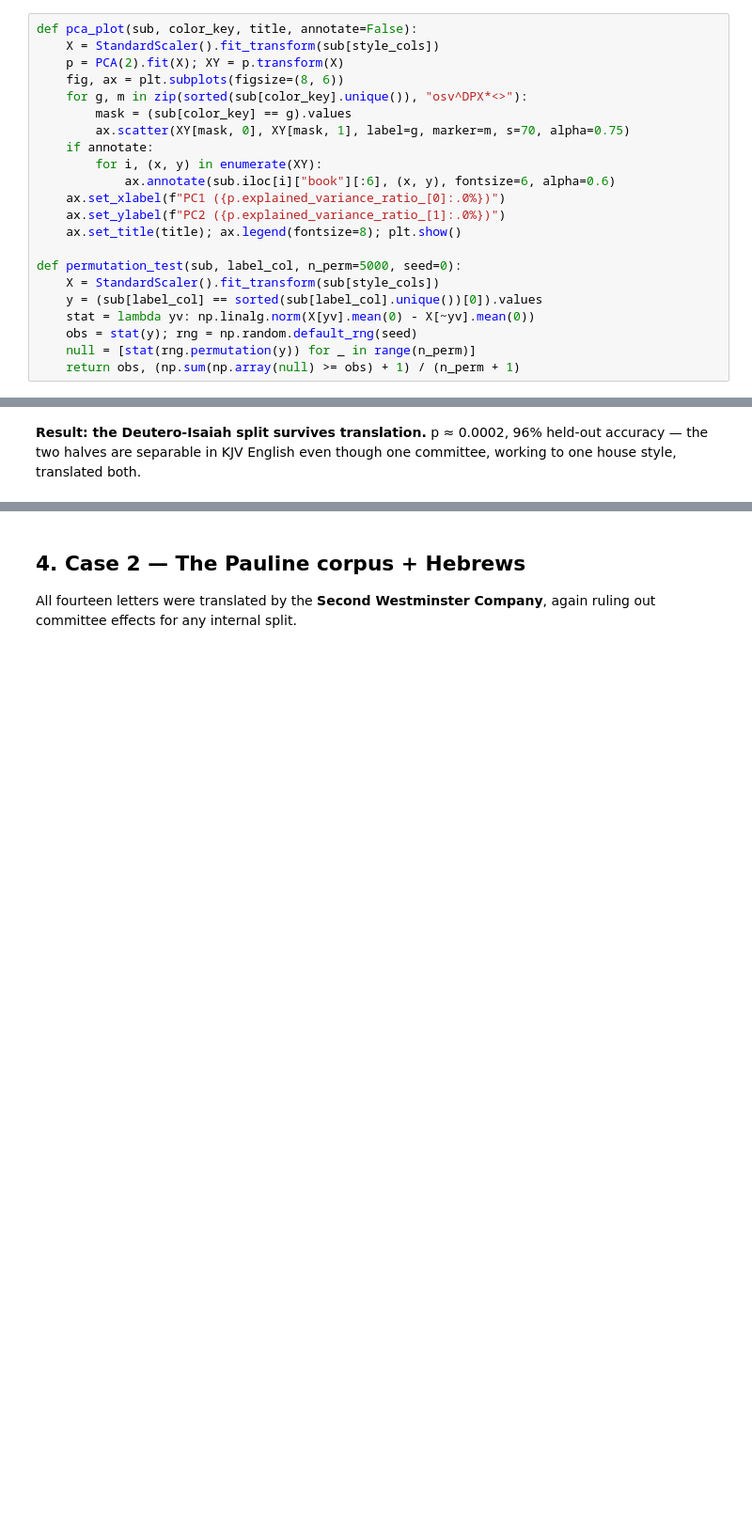
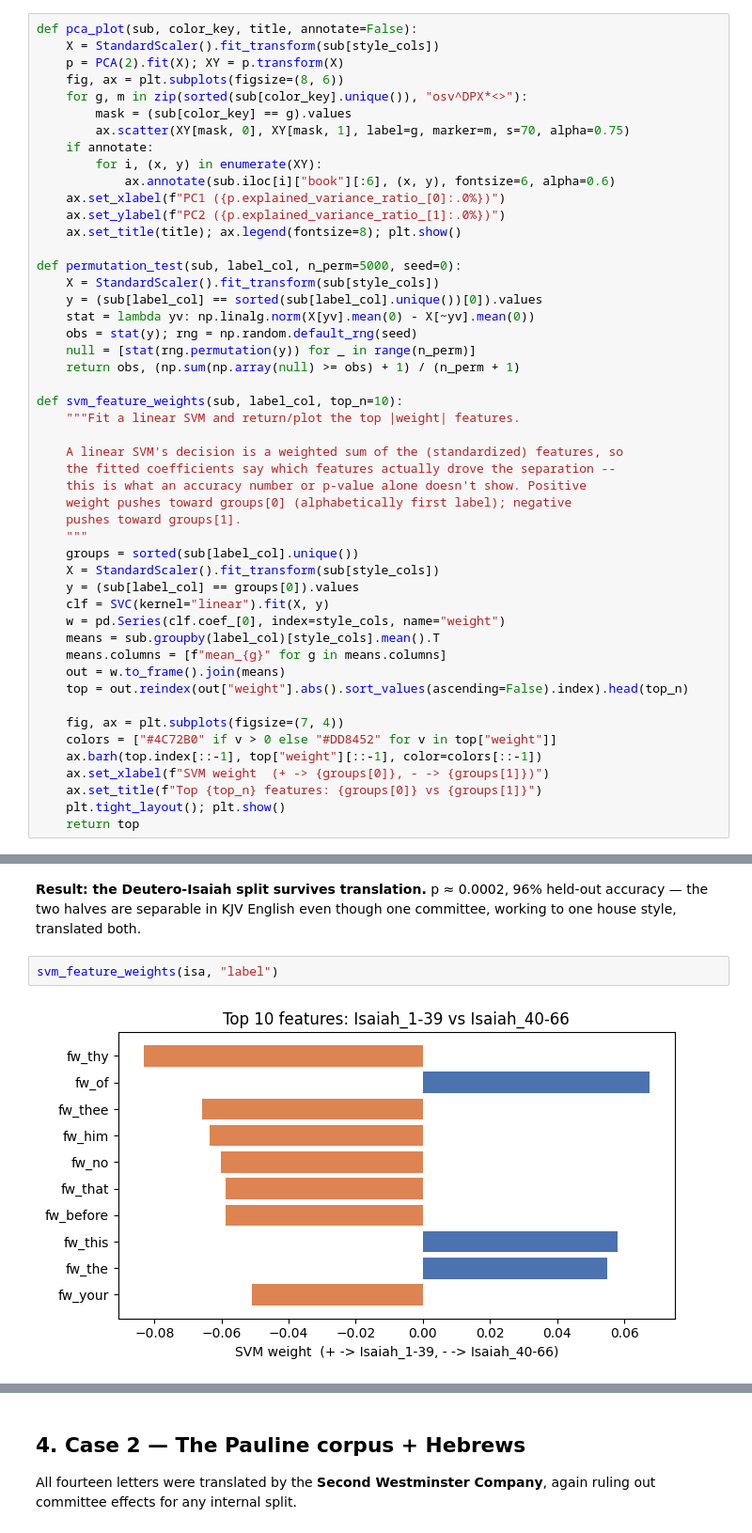
Before and after one commit to Zel143/bible-stylometry, a Jupyter notebook: notebooks/kjv_stylometry_project.ipynb, the cells around one changed output, grey strips where cells are left out. Shown at 94% size. Drawn from its saved outputs; the diff is of its cells as text; blank space fills up the shorter version.

```diff
--- a/notebooks/kjv_stylometry_project.ipynb
+++ b/notebooks/kjv_stylometry_project.ipynb
@@ -165,6 +165,33 @@ def permutation_test(sub, label_col, n_perm=5000, seed=0):
     obs = stat(y); rng = np.random.default_rng(seed)
     null = [stat(rng.permutation(y)) for _ in range(n_perm)]
     return obs, (np.sum(np.array(null) >= obs) + 1) / (n_perm + 1)
+
+def svm_feature_weights(sub, label_col, top_n=10):
+    """Fit a linear SVM and return/plot the top |weight| features.
+
+    A linear SVM's decision is a weighted sum of the (standardized) features, so
+    the fitted coefficients say which features actually drove the separation --
+    this is what an accuracy number or p-value alone doesn't show. Positive
+    weight pushes toward groups[0] (alphabetically first label); negative
+    pushes toward groups[1].
+    """
+    groups = sorted(sub[label_col].unique())
+    X = StandardScaler().fit_transform(sub[style_cols])
+    y = (sub[label_col] == groups[0]).values
+    clf = SVC(kernel="linear").fit(X, y)
+    w = pd.Series(clf.coef_[0], index=style_cols, name="weight")
+    means = sub.groupby(label_col)[style_cols].mean().T
+    means.columns = [f"mean_{g}" for g in means.columns]
+    out = w.to_frame().join(means)
+    top = out.reindex(out["weight"].abs().sort_values(ascending=False).index).head(top_n)
+
+    fig, ax = plt.subplots(figsize=(7, 4))
+    colors = ["#4C72B0" if v > 0 else "#DD8452" for v in top["weight"]]
+    ax.barh(top.index[::-1], top["weight"][::-1], color=colors[::-1])
+    ax.set_xlabel(f"SVM weight  (+ -> {groups[0]}, - -> {groups[1]})")
+    ax.set_title(f"Top {top_n} features: {groups[0]} vs {groups[1]}")
+    plt.tight_layout(); plt.show()
+    return top
 # %% [markdown]
 ## 3. Case 1 — Isaiah 1–39 vs 40–66
 Both halves were translated by the **same** KJV company (First Oxford), so any split
@@ -184,3 +211,7 @@ centroid distance = 7.26, permutation p = 0.0002, SVM 5-fold accuracy = 0.96
 **Result: the Deutero-Isaiah split survives translation.** p ≈ 0.0002, 96% held-out
 accuracy — the two halves are separable in KJV English even though one committee,
 working to one house style, translated both.
+# %%
+svm_feature_weights(isa, "label")
+# %% [output]
+[figure, added]
```
Also changed, not shown: parts of 7 cells of this notebook, 8 other files.
